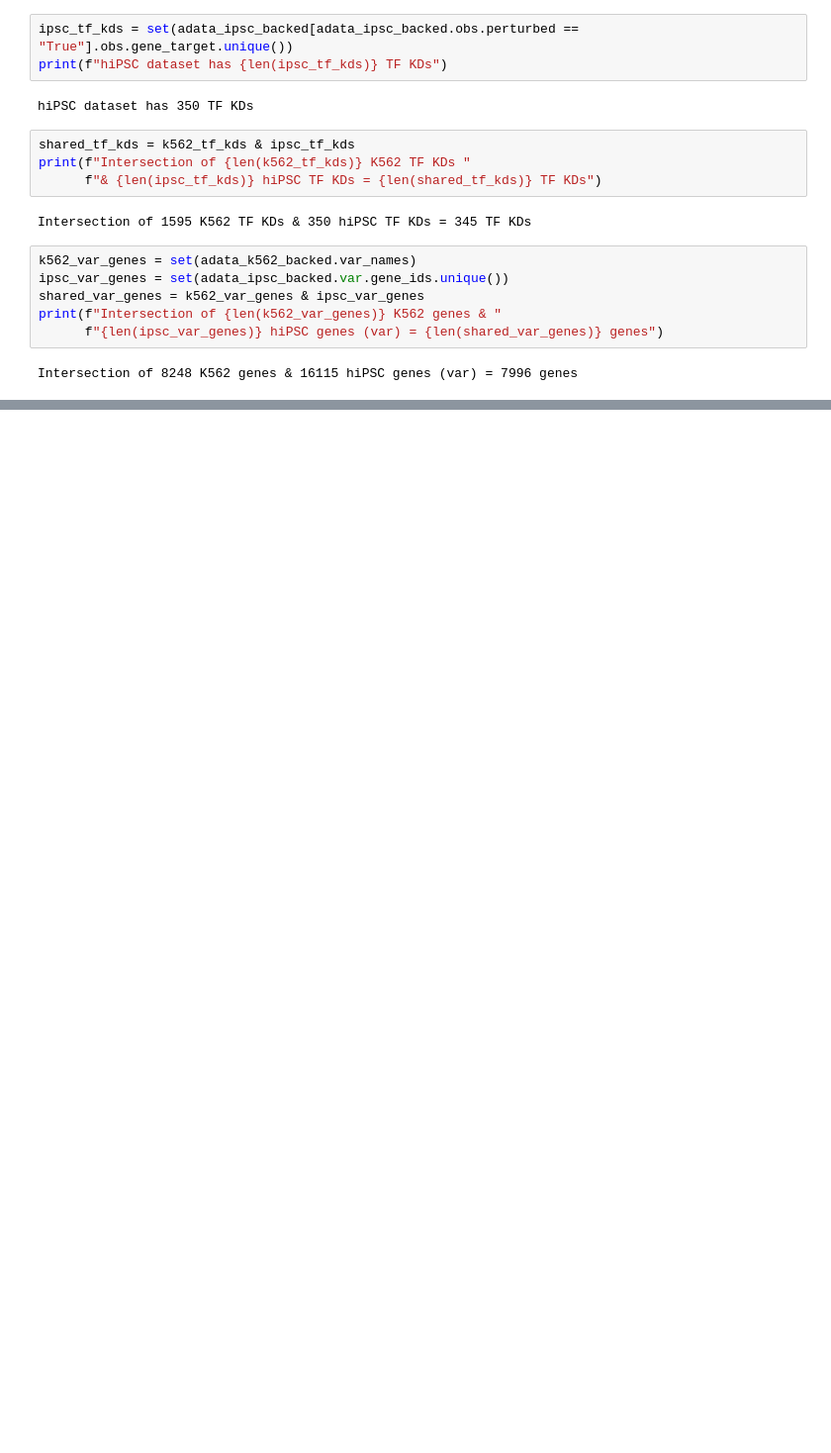
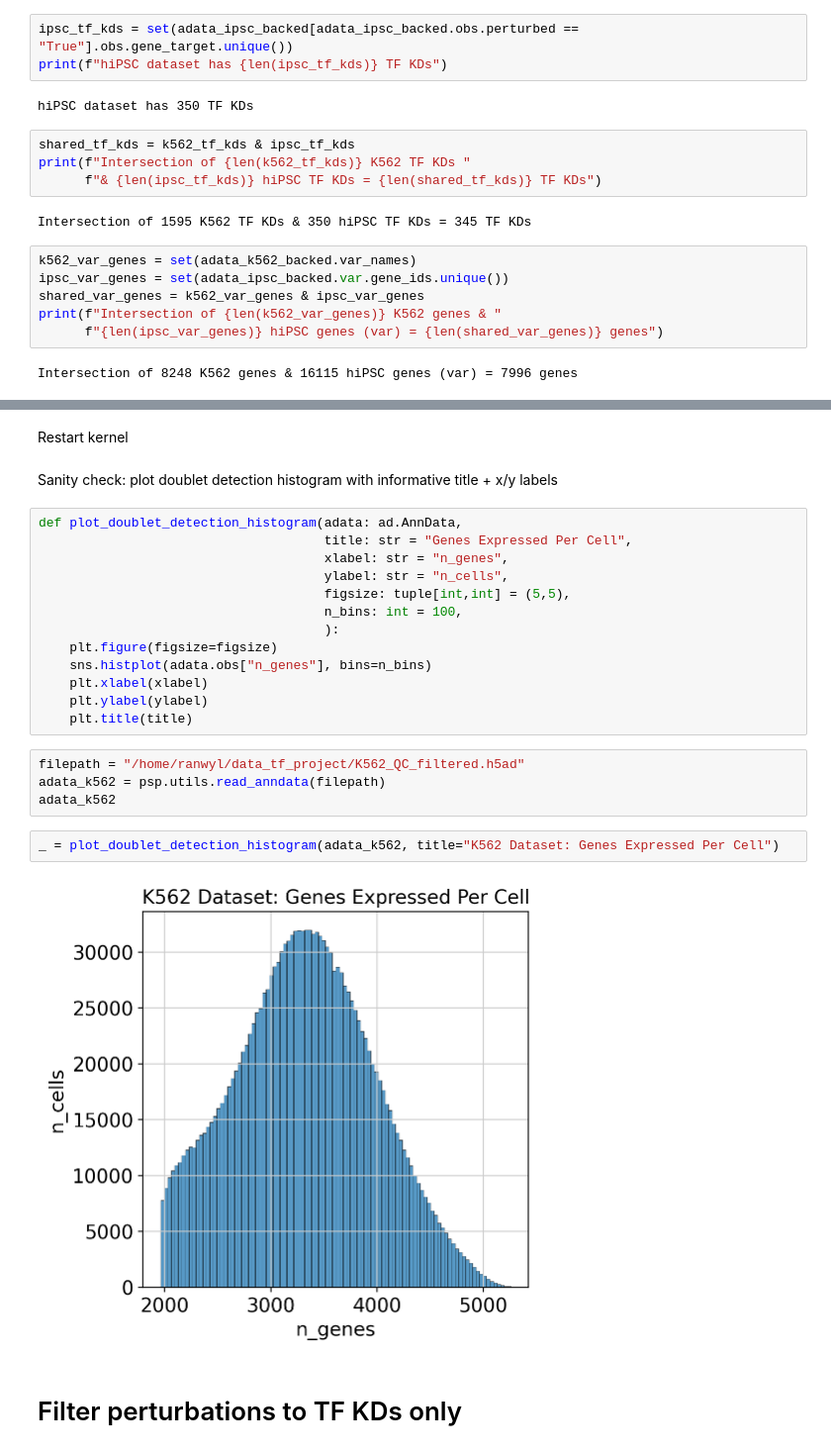
Before and after one commit to subramaniam-lab-ucsd/tf-project, a Jupyter notebook: tf_project_k562_qc.ipynb, the cells around one changed output, grey strips where cells are left out. Shown at 99% size. Drawn from its saved outputs; the diff is of its cells as text; blank space fills up the shorter version.

```diff
--- a/tf_project_k562_qc.ipynb
+++ b/tf_project_k562_qc.ipynb
@@ -297,0 +517,27 @@ Intersection of 8248 K562 genes & 16115 hiPSC genes (var) = 7996 genes
+# %% [markdown]
+Restart kernel
+# %% [markdown]
+Sanity check: plot doublet detection histogram with informative title + x/y labels
+# %%
+def plot_doublet_detection_histogram(adata: ad.AnnData,
+                                     title: str = "Genes Expressed Per Cell",
+                                     xlabel: str = "n_genes",
+                                     ylabel: str = "n_cells",
+                                     figsize: tuple[int,int] = (5,5),
+                                     n_bins: int = 100,
+                                     ):
+    plt.figure(figsize=figsize)
+    sns.histplot(adata.obs["n_genes"], bins=n_bins)
+    plt.xlabel(xlabel)
+    plt.ylabel(ylabel)
+    plt.title(title)
+# %%
+filepath = "/home/ranwyl/data_tf_project/K562_QC_filtered.h5ad"
+adata_k562 = psp.utils.read_anndata(filepath)
+adata_k562
+# %%
+_ = plot_doublet_detection_histogram(adata_k562, title="K562 Dataset: Genes Expressed Per Cell")
+# %% [output]
+[figure, added]
+# %% [markdown]
+# Filter perturbations to TF KDs only
```
Also changed, not shown: parts of 40 cells of this notebook.
